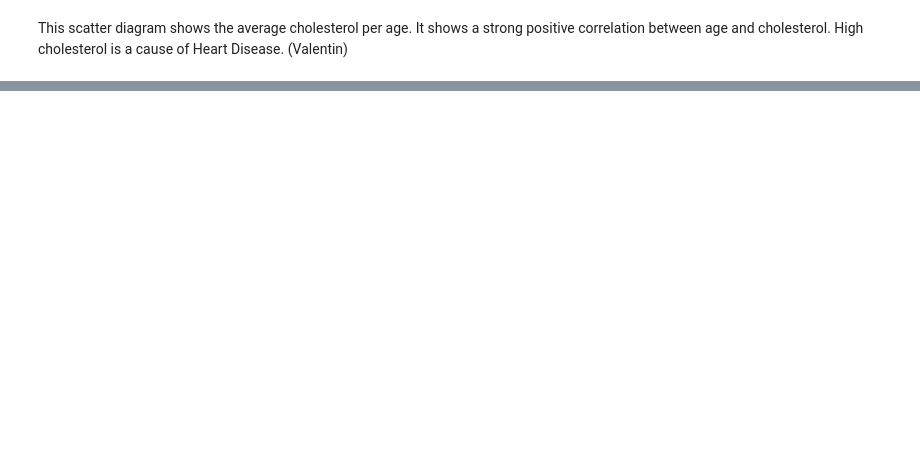
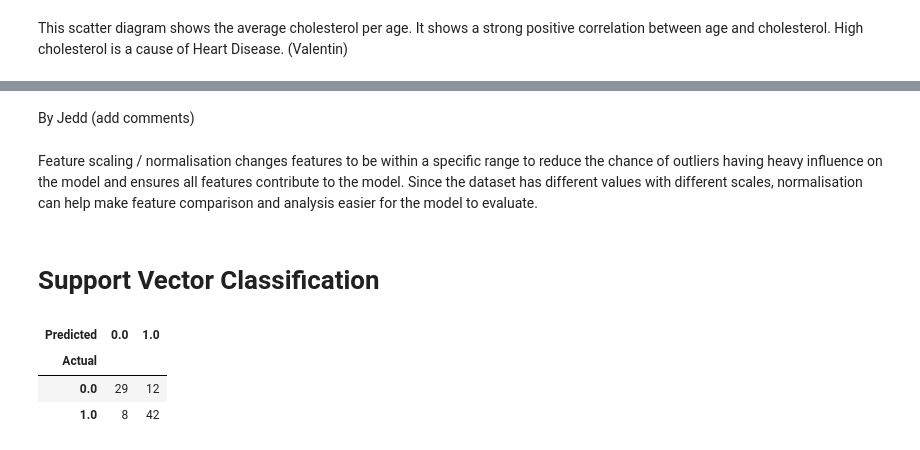
Before and after one commit to Valentin-Iva/Team-2-Project, a Jupyter notebook: team_2_project.ipynb, the cells around one changed output, grey strips where cells are left out. Saved outputs shown, nothing was run; the diff lists cells and outputs as text; code cells hidden in the pictures; blank space fills up the shorter version.

```diff
--- a/team_2_project.ipynb
+++ b/team_2_project.ipynb
@@ -634,0 +770,48 @@ This scatter diagram shows the average cholesterol per age. It shows a strong po
+# %% [markdown]
+By Jedd
+(add comments)
+# %% [markdown]
+Feature scaling / normalisation changes features to be within a specific range to reduce the chance of outliers having heavy influence on the model and ensures all features contribute to the model. Since the dataset has different values with different scales, normalisation can help make feature comparison and analysis easier for the model to evaluate.
+# %% [markdown]
+# Support Vector Classification
+# %%
+#Alex
+
+#https://www.youtube.com/watch?v=LYRqcg2s03U (tutorial used)
+
+#!pip install pydataset
+import numpy as np
+import pandas as pd
+from pydataset import data
+from sklearn import svm
+from sklearn.metrics import classification_report
+from sklearn import model_selection
+
+df = pd.read_csv("cleanedData.csv")
+
+#convert categorical values to numerical
+df['gender'] = df['gender'].map({'male': 1, 'female': 0})
+df['exang'] = df['exang'].map({'Yes': 1, 'No': 0})
+
+df = (df - df.min()) / (df.max() - df.min()) #scale all values so they are between 0 and 1 so they are equally weighted
+
+#seperate independant variables from the dependant ready for splitting data
+x = df[['age','gender','cp','trestbps','chol','fbs','restecg','thalach','exang','oldpeak','slope','ca','thal']]
+y = df['target']
+
+x_train, x_test, y_train, y_test = model_selection.train_test_split(x, y, test_size=0.3,random_state = 1)
+
+#making model
+h1 = svm.LinearSVC(C=1)
+
+h1.fit(x_train, y_train) #put training data into model
+h1.score(x_train, y_train) #accuracy on training data, no comparisons to test data
+
+#test model against test data
+y_pred = h1.predict(x_test)
+pd.crosstab(y_test,y_pred,rownames=['Actual'],colnames=['Predicted']) #creates confusion matrix
+# %% [output]
+| Predicted | 0.0 | 1.0 |
+| Actual |  |  |
+| 0.0 | 29 | 12 |
+| 1.0 | 8 | 42 |
```
Also changed, not shown: parts of 39 cells of this notebook.
